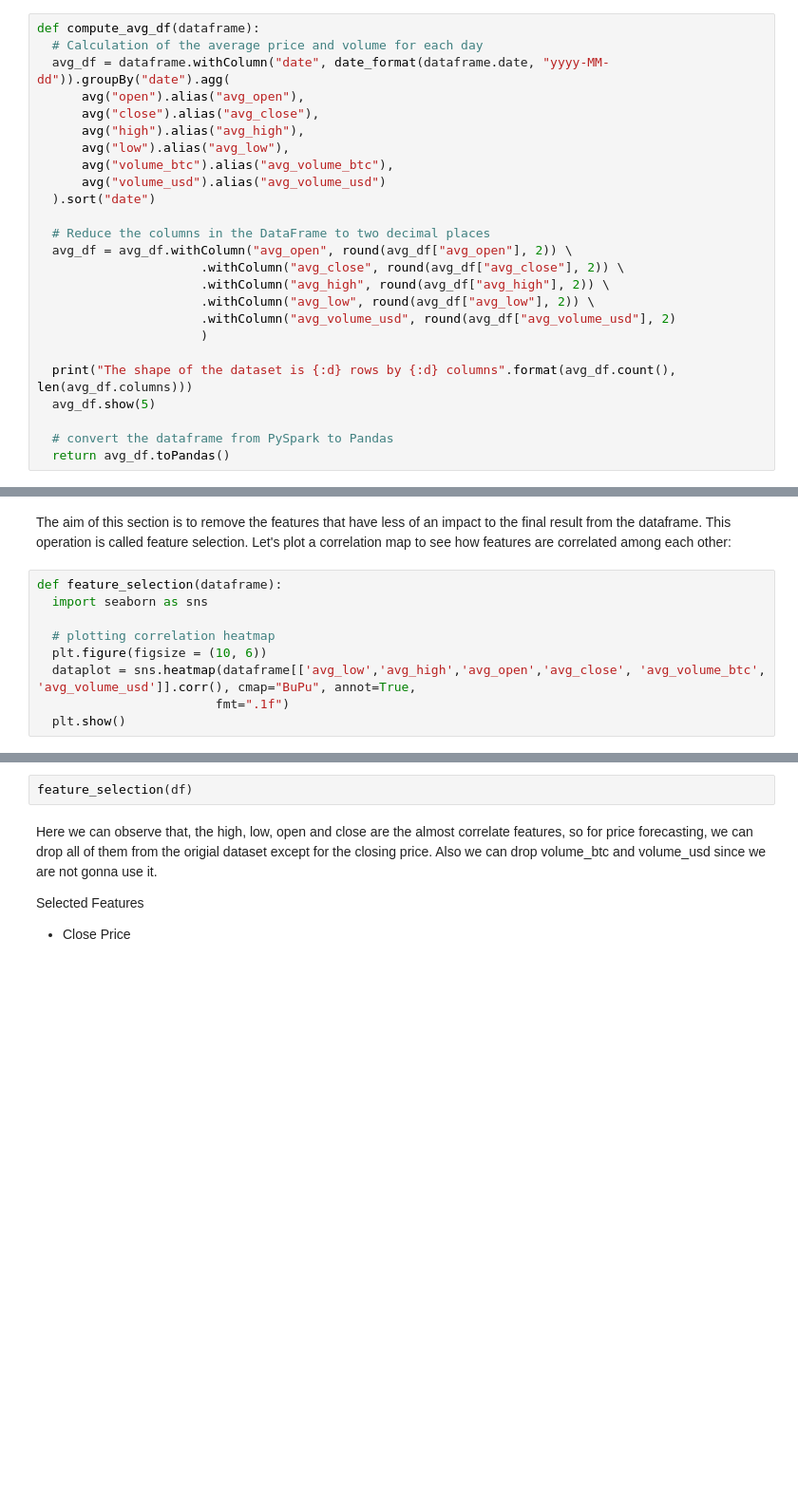
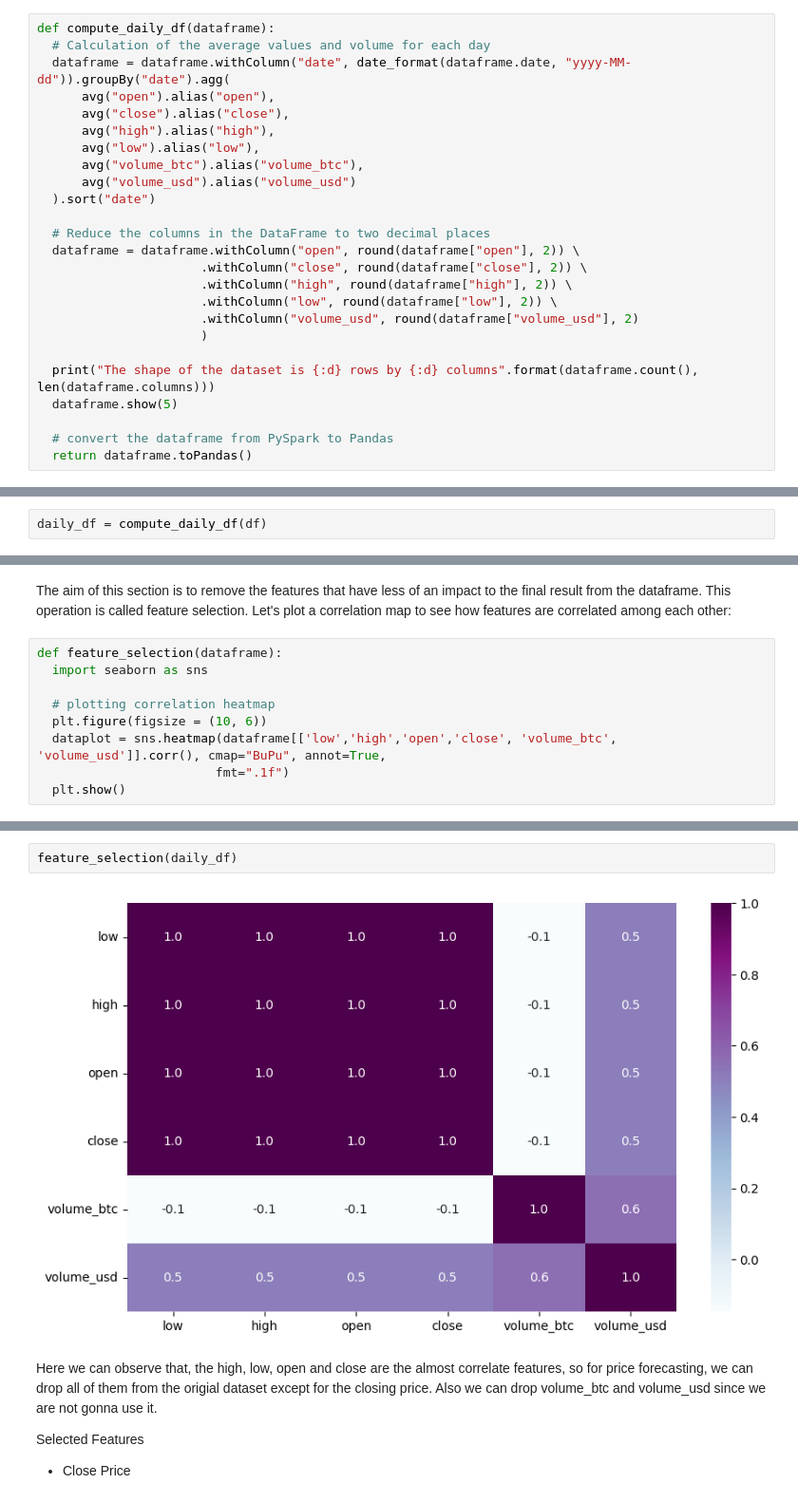
Before and after one commit to CorsiDanilo/bitcoin-price-prediction-with-pyspark, a Jupyter notebook: 1_BDC_Project_Bitcoin_price_forecasting_(Data_cleaning_+_exploration_+_selection).ipynb, the cells around one changed output, grey strips where cells are left out. Shown at 95% size. Drawn from its saved outputs; the diff is of its cells as text; blank space fills up the shorter version.

```diff
--- a/1_BDC_Project_Bitcoin_price_forecasting_(Data_cleaning_+_exploration_+_selection).ipynb
+++ b/1_BDC_Project_Bitcoin_price_forecasting_(Data_cleaning_+_exploration_+_selection).ipynb
@@ -247,27 +274,27 @@ df = data_cleaning(df)
 ##  Exploring the data
 Now, before building a model to predict the Bitcoin price, let's try a have a better visualization of the data.
 # %%
-def compute_avg_df(dataframe):
-  # Calculation of the average price and volume for each day
-  avg_df = dataframe.withColumn("date", date_format(dataframe.date, "yyyy-MM-dd")).groupBy("date").agg(
-      avg("open").alias("avg_open"),
-      avg("close").alias("avg_close"),
-      avg("high").alias("avg_high"),
-      avg("low").alias("avg_low"),
-      avg("volume_btc").alias("avg_volume_btc"),
-      avg("volume_usd").alias("avg_volume_usd")
+def compute_daily_df(dataframe):
+  # Calculation of the average values and volume for each day
+  dataframe = dataframe.withColumn("date", date_format(dataframe.date, "yyyy-MM-dd")).groupBy("date").agg(
+      avg("open").alias("open"),
+      avg("close").alias("close"),
+      avg("high").alias("high"),
+      avg("low").alias("low"),
+      avg("volume_btc").alias("volume_btc"),
+      avg("volume_usd").alias("volume_usd")
   ).sort("date")
 
   # Reduce the columns in the DataFrame to two decimal places
-  avg_df = avg_df.withColumn("avg_open", round(avg_df["avg_open"], 2)) \
-                      .withColumn("avg_close", round(avg_df["avg_close"], 2)) \
-                      .withColumn("avg_high", round(avg_df["avg_high"], 2)) \
-                      .withColumn("avg_low", round(avg_df["avg_low"], 2)) \
-                      .withColumn("avg_volume_usd", round(avg_df["avg_volume_usd"], 2)
+  dataframe = dataframe.withColumn("open", round(dataframe["open"], 2)) \
+                      .withColumn("close", round(dataframe["close"], 2)) \
+                      .withColumn("high", round(dataframe["high"], 2)) \
+                      .withColumn("low", round(dataframe["low"], 2)) \
+                      .withColumn("volume_usd", round(dataframe["volume_usd"], 2)
                       )
 
-  print("The shape of the dataset is {:d} rows by {:d} columns".format(avg_df.count(), len(avg_df.columns)))
-  avg_df.show(5)
+  print("The shape of the dataset is {:d} rows by {:d} columns".format(dataframe.count(), len(dataframe.columns)))
+  dataframe.show(5)
 
   # convert the dataframe from PySpark to Pandas
-  return avg_df.toPandas()
+  return dataframe.toPandas()
@@ -287,0 +301,2 @@ avg_df = compute_avg_df(df)
+# %%
+daily_df = compute_daily_df(df)
@@ -446,6 +473,6 @@ def feature_selection(dataframe):
 
   # plotting correlation heatmap
   plt.figure(figsize = (10, 6))
-  dataplot = sns.heatmap(dataframe[['avg_low','avg_high','avg_open','avg_close', 'avg_volume_btc', 'avg_volume_usd']].corr(), cmap="BuPu", annot=True,
+  dataplot = sns.heatmap(dataframe[['low','high','open','close', 'volume_btc', 'volume_usd']].corr(), cmap="BuPu", annot=True,
                         fmt=".1f")
   plt.show()
@@ -454,5 +479,7 @@ def feature_selection(dataframe):
 # %%
-feature_selection(df)
+feature_selection(daily_df)
+# %% [output]
+[figure, added]
 # %% [markdown]
 Here we can observe that, the high, low, open and close are the almost correlate features, so for price forecasting, we can drop all of them from the origial dataset except for the closing price. Also we can drop volume_btc and volume_usd since we are not gonna use it.
 
```
Also changed, not shown: parts of 21 cells of this notebook.
